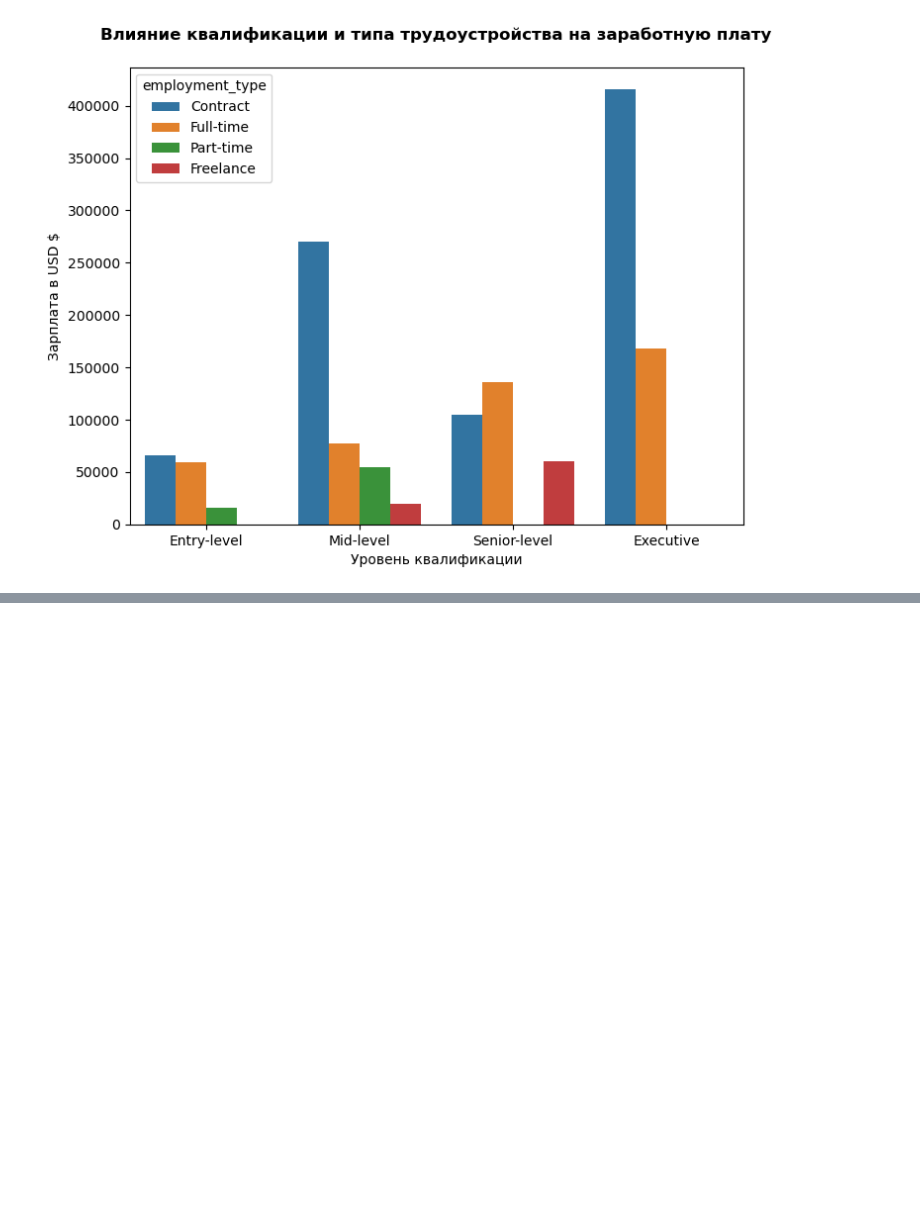
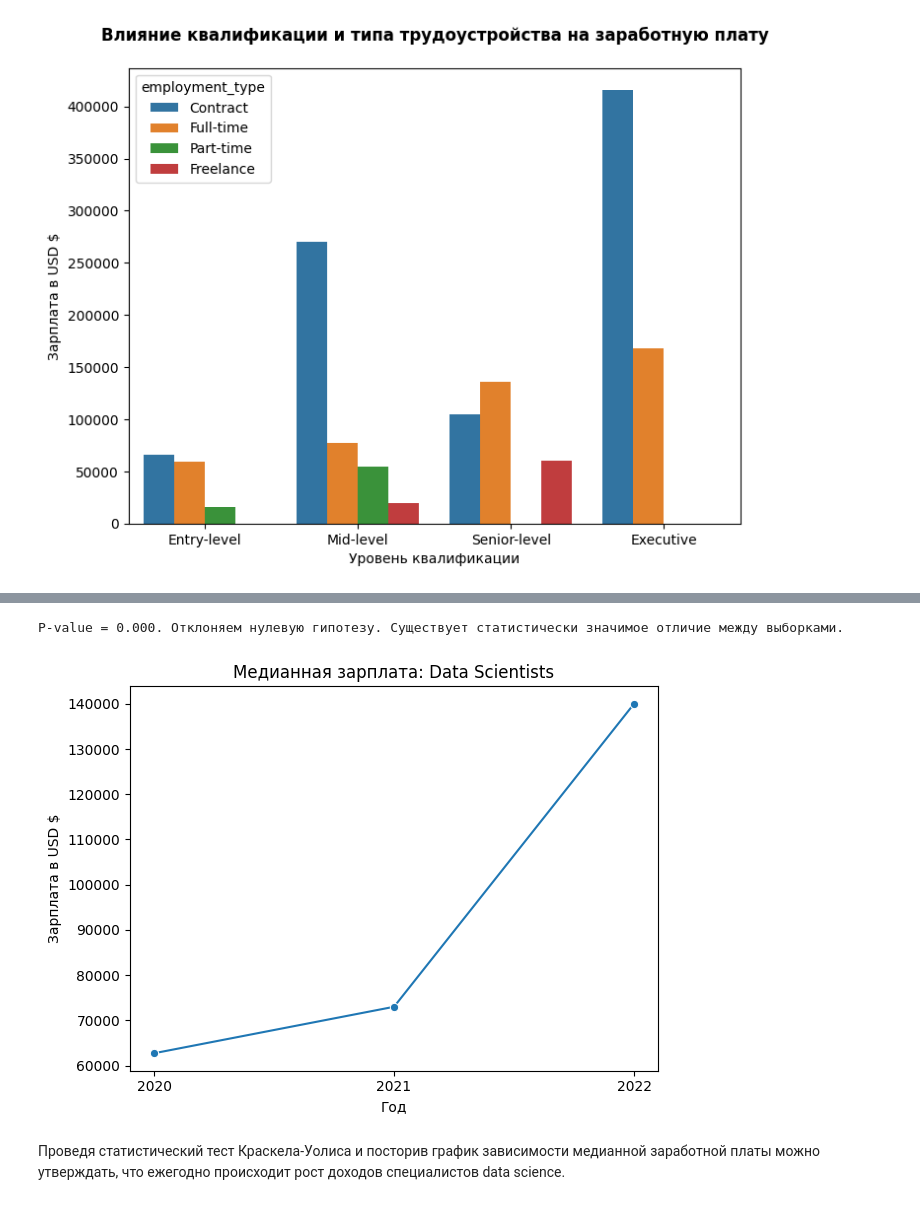
Before and after one commit to AlexKosuhin/SF_data_science, a Jupyter notebook: EDA_статистические тесты.ipynb, the cells around one changed output, grey strips where cells are left out. Cells and saved outputs as stored; diff of their text form; code cells hidden in the pictures; blank space fills up the shorter version.

```diff
--- a/EDA_статистические тесты.ipynb
+++ b/EDA_статистические тесты.ipynb
@@ -528,0 +567,29 @@ country_employee_data
+# %%
+_, p = stats.kruskal(data_science_2020, data_science_2021, data_science_2022)
+
+if p <= alpha:
+    print(f'P-value = {p:.3f}. Отклоняем нулевую гипотезу. Существует статистически значимое отличие между выборками.')
+else:
+    print(f'P-value = {p:.3f}. Нет оснований отклонить нулевую гипотезу. Статистически значимых отличий между выборками нет.')
+# %% [output]
+P-value = 0.000. Отклоняем нулевую гипотезу. Существует статистически значимое отличие между выборками.
+# %%
+# Готовим данные для графиков
+filt_data_science = df[df['job_title'] == 'Data Scientist']
+years_data_science = filt_data_science.groupby('work_year')['salary_in_usd'].median()
+
+
+lineplot = sns.lineplot(y=years_data_science.values, x=years_data_science.index, marker='o')
+lineplot.set_xticks([2020, 2021, 2022])
+lineplot.set_title('Медианная зарплата: Data Scientists')
+lineplot.set_xlabel('Год')
+lineplot.set_ylabel('Зарплата в USD $')
+
+
+fig.suptitle('Динамика медианной заработной платы по годам', fontsize=16, fontweight='bold')
+plt.tight_layout()
+plt.show()
+# %% [output]
+[figure, added]
+# %% [markdown]
+Проведя статистический тест Краскела-Уолиса и посторив график зависимости медианной заработной платы можно утверждать, что ежегодно происходит рост доходов специалистов data science.
```
Also changed, not shown: parts of 73 cells of this notebook.
